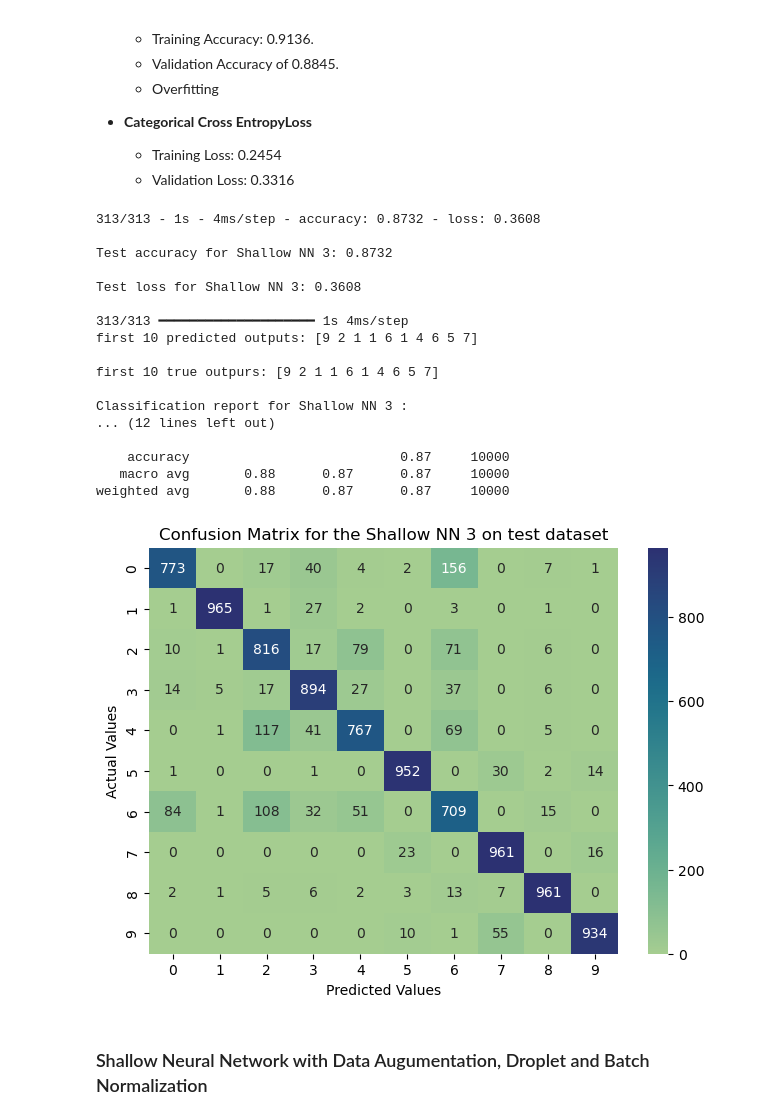
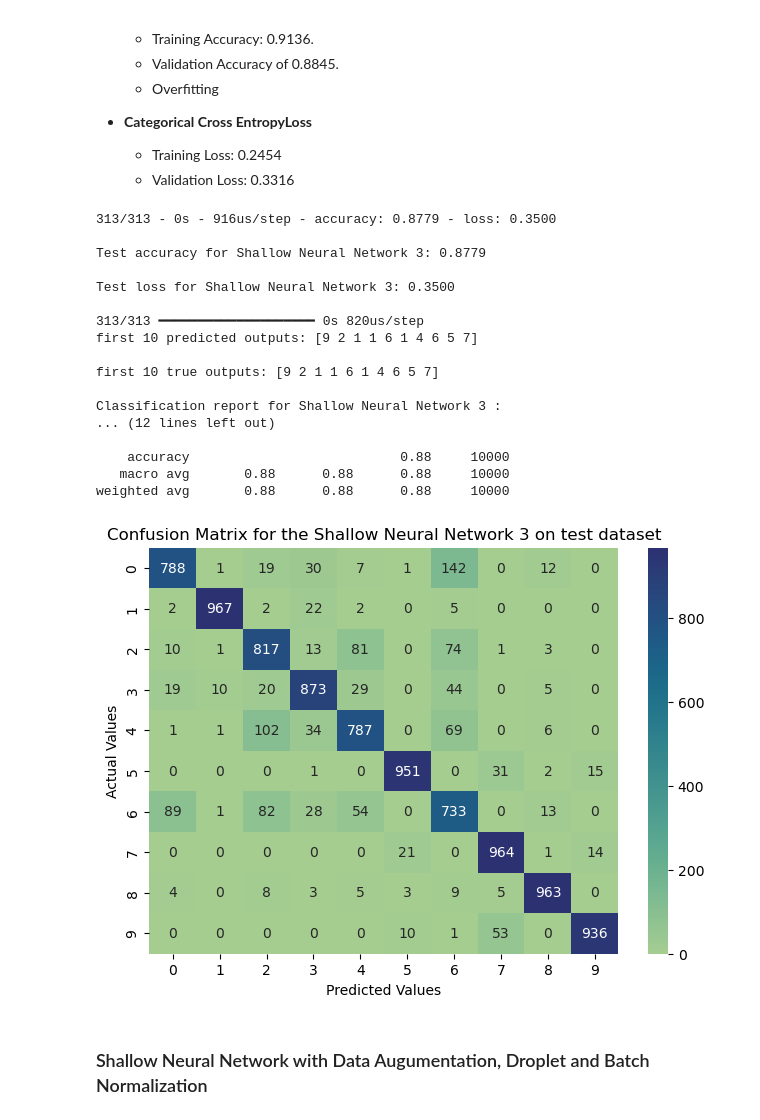
Before and after one commit to buddhathapa12/machine-learning, a Jupyter notebook: neural_network_Assignment3/E923Q669_Assignment3.ipynb, the cells around one changed output. Saved outputs shown, nothing was run; the diff lists cells and outputs as text; code cells hidden in the pictures.

```diff
--- a/neural_network_Assignment3/E923Q669_Assignment3.ipynb
+++ b/neural_network_Assignment3/E923Q669_Assignment3.ipynb
@@ -134,7 +144,7 @@ def EvaluateNeuralNetworkModel(nn_model : tf.keras.Sequential, test_images: np.n
     model_test_label_pred = np.argmax(model_prediction_result_softmax, axis=1)  # Predicted labels
 
     print(f"first 10 predicted outputs: {model_test_label_pred[:10]}\n")
-    print(f"first 10 true outpurs: {test_labels[:10]}\n")
+    print(f"first 10 true outputs: {test_labels[:10]}\n")
 
     # Print a classification report for neural network classification model
     model_classification_report = (classification_report(test_labels, model_test_label_pred))
@@ -142,9 +152,9 @@ def EvaluateNeuralNetworkModel(nn_model : tf.keras.Sequential, test_images: np.n
 
     # Print a confusion matrix for neural network on test dataset
 
-    snn1_confusion_matrix= (confusion_matrix(test_labels, model_test_label_pred))
+    model_confusion_matrix= (confusion_matrix(test_labels, model_test_label_pred))
 
-    sns.heatmap(data= snn1_confusion_matrix,fmt='g', annot= True, cmap= "crest")
+    sns.heatmap(data= model_confusion_matrix,fmt='g', annot= True, cmap= "crest")
     plt.title(f"Confusion Matrix for the {model_name} on test dataset")
     plt.tight_layout()
     plt.xlabel("Predicted Values")
@@ -384,7 +425,7 @@ In this model,
 shallow_nn_model3 = tf.keras.Sequential([
     tf.keras.layers.Input(shape= (28, 28)),
     tf.keras.layers.Flatten(),
-    tf.keras.layers.Dense(128, activation='relu'),
+    tf.keras.layers.Dense(256, activation='relu'),
     tf.keras.layers.Dense(128, activation='relu'),
     tf.keras.layers.Dense(10, activation='softmax')
 ])
@@ -427,26 +487,26 @@ Above plot shows the change in accuracy and loss of both training data and valid
   - Training Loss: 0.2454
   - Validation Loss: 0.3316
 # %%
-snn3_prediction_result_softmax = EvaluateNeuralNetworkModel(shallow_nn_model3, test_images, test_labels, test_labels_onehot, "Shallow NN 3")
+snn3_prediction_result_softmax = EvaluateNeuralNetworkModel(shallow_nn_model3, test_images, test_labels, test_labels_onehot, "Shallow Neural Network 3")
 # %% [output]
-313/313 - 1s - 4ms/step - accuracy: 0.8732 - loss: 0.3608
+313/313 - 0s - 916us/step - accuracy: 0.8779 - loss: 0.3500
 
-Test accuracy for Shallow NN 3: 0.8732
+Test accuracy for Shallow Neural Network 3: 0.8779
 
-Test loss for Shallow NN 3: 0.3608
+Test loss for Shallow Neural Network 3: 0.3500
 
-313/313 ━━━━━━━━━━━━━━━━━━━━ 1s 4ms/step
+313/313 ━━━━━━━━━━━━━━━━━━━━ 0s 820us/step
 first 10 predicted outputs: [9 2 1 1 6 1 4 6 5 7]
 
-first 10 true outpurs: [9 2 1 1 6 1 4 6 5 7]
+first 10 true outputs: [9 2 1 1 6 1 4 6 5 7]
 
-Classification report for Shallow NN 3 :
+Classification report for Shallow Neural Network 3 :
 ... (12 lines left out)
 
-    accuracy                           0.87     10000
-   macro avg       0.88      0.87      0.87     10000
-weighted avg       0.88      0.87      0.87     10000
+    accuracy                           0.88     10000
+   macro avg       0.88      0.88      0.88     10000
+weighted avg       0.88      0.88      0.88     10000
-[figure, old version]
+[figure, new version]
 # %% [markdown]
 ### Shallow Neural Network with Data Augumentation, Droplet and Batch Normalization
 # %%
```
Also changed, not shown: parts of 18 cells of this notebook.
